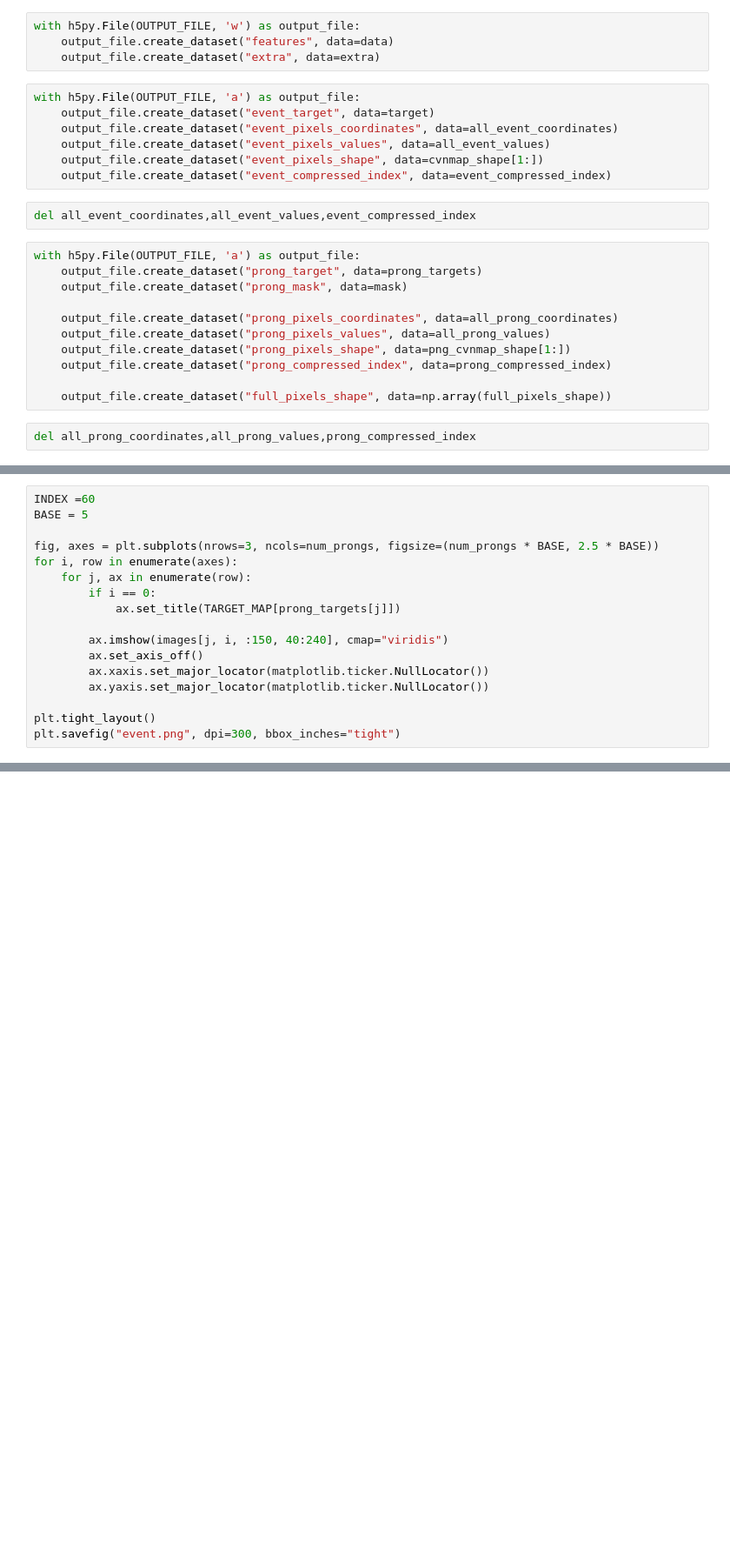
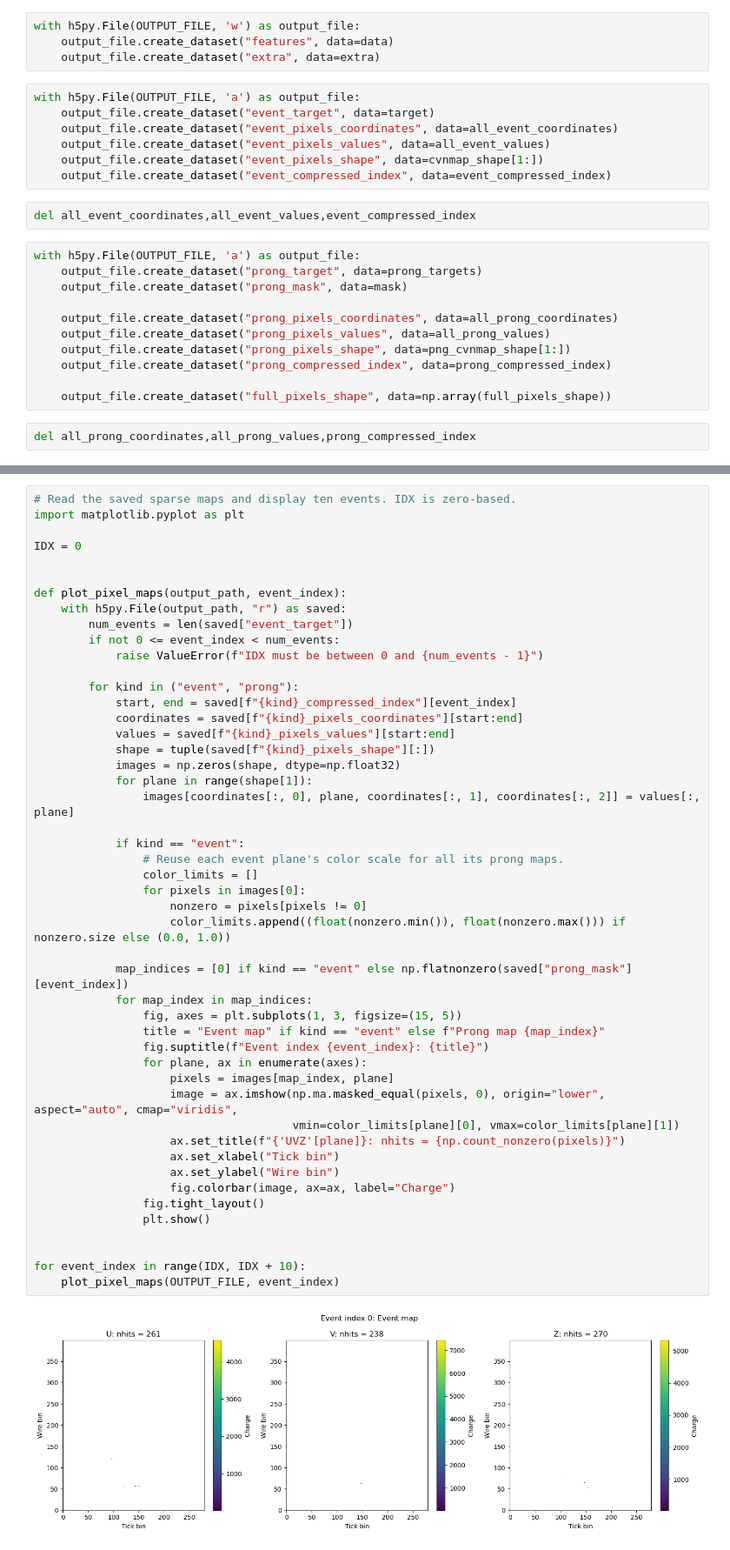
Before and after one commit to binzhang-1237/Preprocessing_DUNE, a Jupyter notebook: Preprocessing_Alejandro/CreateFullySparseDataset.ipynb, the cells around one changed output, grey strips where cells are left out. Shown at 87% size. Cells and saved outputs as stored; diff of their text form; blank space fills up the shorter version.

Commit message:
Simplify sparse dataset notebook and visualize saved pixel maps

```diff
--- a/Preprocessing_Alejandro/CreateFullySparseDataset.ipynb
+++ b/Preprocessing_Alejandro/CreateFullySparseDataset.ipynb
@@ -921,17 +680,0 @@ images.shape
-# %%
-INDEX =60
-BASE = 5
-
-fig, axes = plt.subplots(nrows=3, ncols=num_prongs, figsize=(num_prongs * BASE, 2.5 * BASE))
-for i, row in enumerate(axes):
-    for j, ax in enumerate(row):
-        if i == 0:
-            ax.set_title(TARGET_MAP[prong_targets[j]])
-
-        ax.imshow(images[j, i, :150, 40:240], cmap="viridis")
-        ax.set_axis_off()
-        ax.xaxis.set_major_locator(matplotlib.ticker.NullLocator())
-        ax.yaxis.set_major_locator(matplotlib.ticker.NullLocator())
-
-plt.tight_layout()
-plt.savefig("event.png", dpi=300, bbox_inches="tight")
@@ -953,0 +844,50 @@ NameError: name 'cvnmap' is not defined
+# %%
+# Read the saved sparse maps and display ten events. IDX is zero-based.
+import matplotlib.pyplot as plt
+
+IDX = 0
+
+
+def plot_pixel_maps(output_path, event_index):
+    with h5py.File(output_path, "r") as saved:
+        num_events = len(saved["event_target"])
+        if not 0 <= event_index < num_events:
+            raise ValueError(f"IDX must be between 0 and {num_events - 1}")
+
+        for kind in ("event", "prong"):
+            start, end = saved[f"{kind}_compressed_index"][event_index]
+            coordinates = saved[f"{kind}_pixels_coordinates"][start:end]
+            values = saved[f"{kind}_pixels_values"][start:end]
+            shape = tuple(saved[f"{kind}_pixels_shape"][:])
+            images = np.zeros(shape, dtype=np.float32)
+            for plane in range(shape[1]):
+                images[coordinates[:, 0], plane, coordinates[:, 1], coordinates[:, 2]] = values[:, plane]
+
+            if kind == "event":
+                # Reuse each event plane's color scale for all its prong maps.
+                color_limits = []
+                for pixels in images[0]:
+                    nonzero = pixels[pixels != 0]
+                    color_limits.append((float(nonzero.min()), float(nonzero.max())) if nonzero.size else (0.0, 1.0))
+
+            map_indices = [0] if kind == "event" else np.flatnonzero(saved["prong_mask"][event_index])
+            for map_index in map_indices:
+                fig, axes = plt.subplots(1, 3, figsize=(15, 5))
+                title = "Event map" if kind == "event" else f"Prong map {map_index}"
+                fig.suptitle(f"Event index {event_index}: {title}")
+                for plane, ax in enumerate(axes):
+                    pixels = images[map_index, plane]
+                    image = ax.imshow(np.ma.masked_equal(pixels, 0), origin="lower", aspect="auto", cmap="viridis",
+                                      vmin=color_limits[plane][0], vmax=color_limits[plane][1])
+                    ax.set_title(f"{'UVZ'[plane]}: nhits = {np.count_nonzero(pixels)}")
+                    ax.set_xlabel("Tick bin")
+                    ax.set_ylabel("Wire bin")
+                    fig.colorbar(image, ax=ax, label="Charge")
+                fig.tight_layout()
+                plt.show()
+
+
+for event_index in range(IDX, IDX + 10):
+    plot_pixel_maps(OUTPUT_FILE, event_index)
+# %% [output]
+[figure, added]
```
Also changed, not shown: parts of 68 cells of this notebook.
